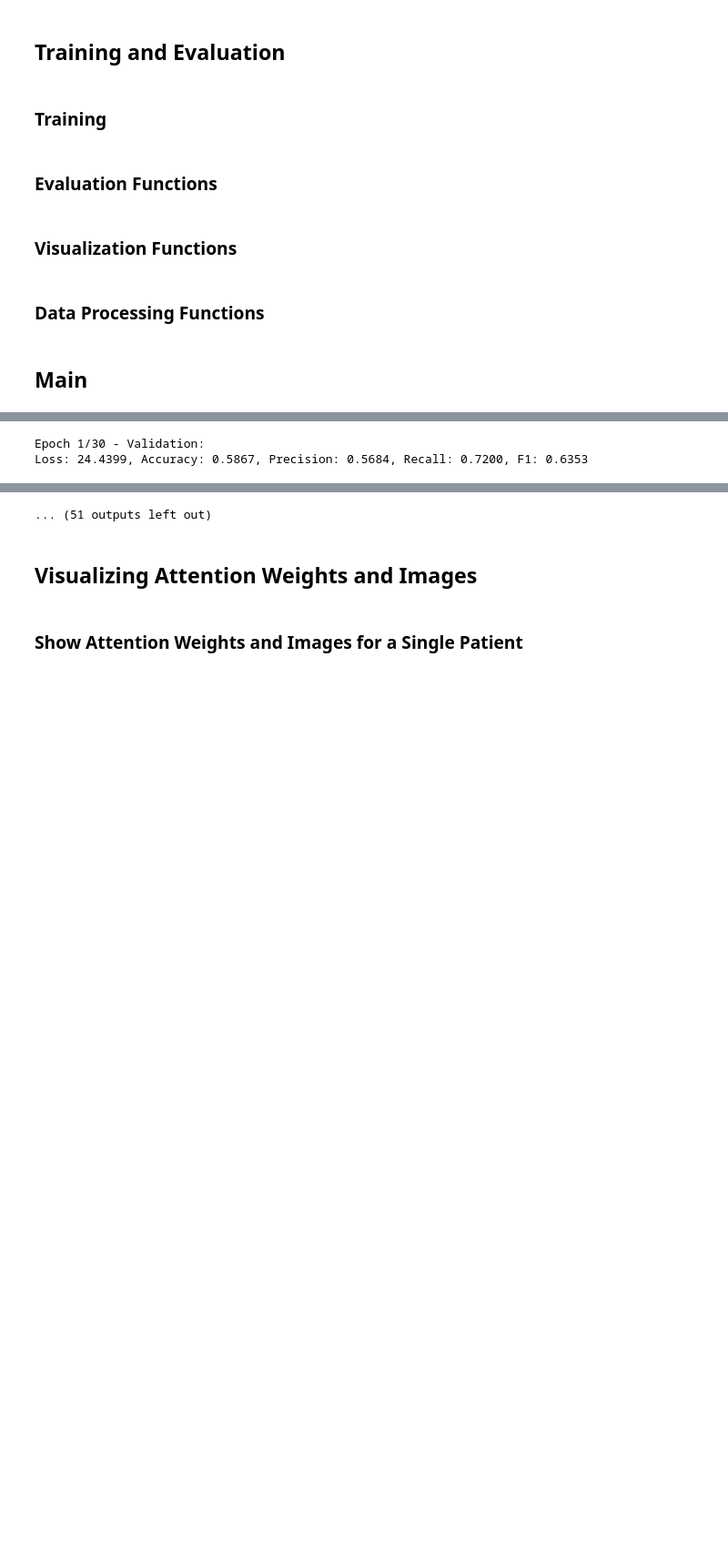
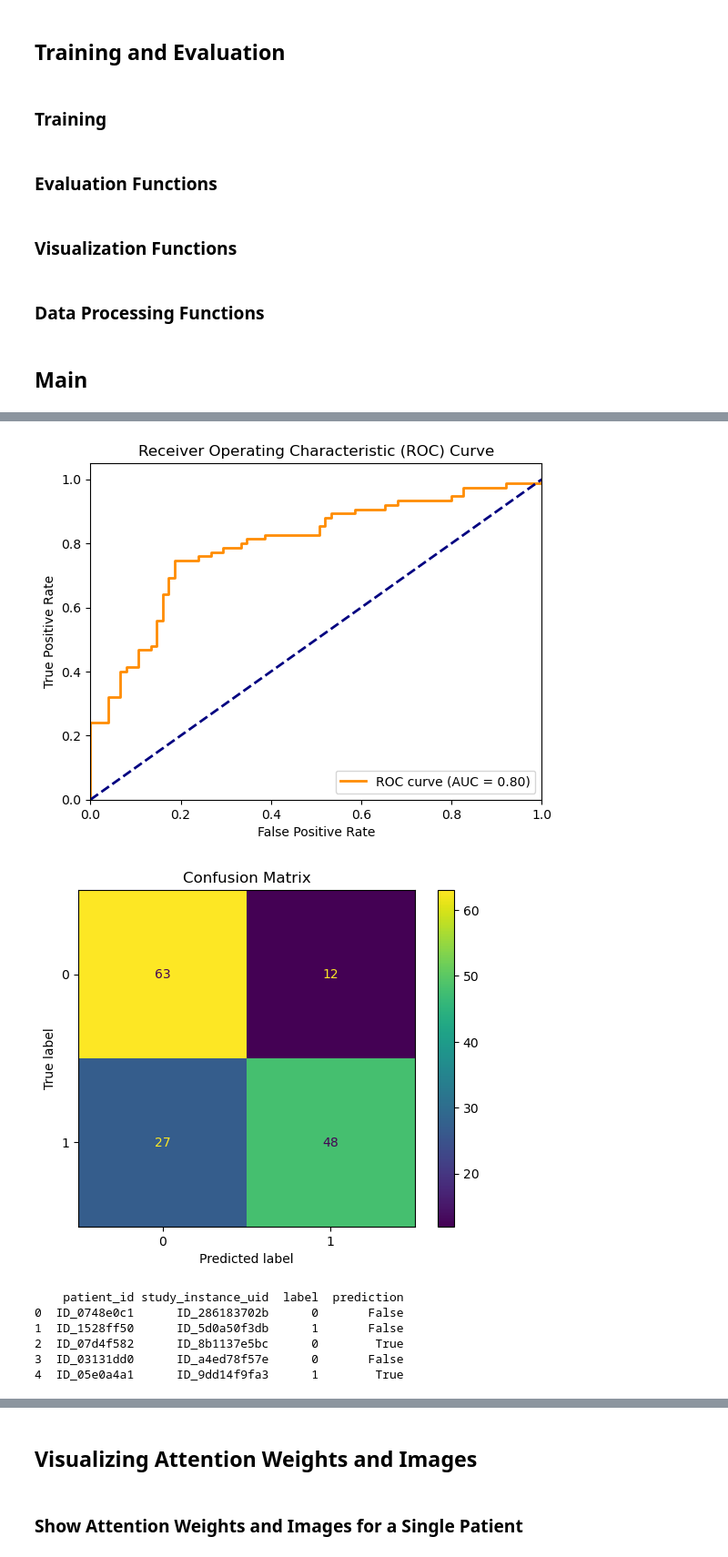
Before and after one commit to nhatminhtrieu/Brain-Stroke-Diagnosis, a Jupyter notebook: rsna/resnet3D-rsna-mil.ipynb, the cells around one changed output, grey strips where cells are left out. Shown at 91% size. Drawn from its saved outputs; the diff is of its cells as text; code cells hidden in the pictures; blank space fills up the shorter version.

Commit message:
- Fix the ROC figure

```diff
--- a/rsna/resnet3D-rsna-mil.ipynb
+++ b/rsna/resnet3D-rsna-mil.ipynb
@@ -507,7 +502,7 @@ class ResNet3D_MIL(nn.Module):
 #         self.fc = nn.Linear(32*self.expansion, num_classes)
 
         self.feature_dim = 32 * self.expansion
-        self.gated_attention = GatedAttention(self.feature_dim, 128)
+        self.gated_attention = GatedAttention(self.feature_dim, 256)
 
 #         # Inducing points for Sparse Gaussian Process (example size; adjust as needed)
 #         inducing_points_size = num_inducing_points
@@ -771,7 +766,19 @@ def print_metrics(metrics):
 ## Visualization Functions
 def plot_roc_curve(model, data_loader, device):
     """Plot the ROC curve for the model predictions."""
-    predictions, labels = evaluate_model(model, data_loader, device)
+    # predictions, labels = evaluate_model(model, data_loader, device)
+
+    model.eval()
+    labels = []
+    predictions = []
+    with torch.no_grad():
+        for batch_data, batch_labels in data_loader:
+            batch_data = batch_data.to(device)
+            batch_labels = batch_labels.float().to(device)
+
+            outputs = model(batch_data).squeeze()
+            predictions.extend(outputs.cpu().numpy())
+            labels.extend(batch_labels.cpu().numpy())
 
     fpr, tpr, _ = roc_curve(labels, predictions)
     roc_auc = auc(fpr, tpr)
@@ -846,10 +853,10 @@ def main():
     optimizer = optim.Adam(model.parameters(), lr=LEARNING_RATE)
 
     # Train model
-    trained_model = train_model(model, train_loader, val_loader, criterion, optimizer, NUM_EPOCHS, LEARNING_RATE, DEVICE)
+    # trained_model = train_model(model, train_loader, val_loader, criterion, optimizer, NUM_EPOCHS, LEARNING_RATE, DEVICE)
 
     # Save model
-    torch.save(trained_model.state_dict(), MODEL_PATH)
+    # torch.save(trained_model.state_dict(), MODEL_PATH)
 
     # Load best model
     trained_model = load_model(ResNet3D18_MIL, MODEL_PATH)
@@ -881,2 +887,8 @@ Loss: 62.5223, Accuracy: 0.5186, Precision: 0.5100, Recall: 0.9429, F1: 0.6620
+[figure, added]
+[figure, added]
-Epoch 1/30 - Validation:
-Loss: 24.4399, Accuracy: 0.5867, Precision: 0.5684, Recall: 0.7200, F1: 0.6353
+    patient_id study_instance_uid  label  prediction
+0  ID_0748e0c1      ID_286183702b      0       False
+1  ID_1528ff50      ID_5d0a50f3db      1       False
+2  ID_07d4f582      ID_8b1137e5bc      0        True
+3  ID_03131dd0      ID_a4ed78f57e      0       False
+4  ID_05e0a4a1      ID_9dd14f9fa3      1        True
@@ -903,4 +895,3 @@ Loss: 28.1637, Accuracy: 0.5667, Precision: 0.9167, Recall: 0.1467, F1: 0.2529
-... (51 outputs left out)
 # %% [markdown]
 ## Visualizing Attention Weights and Images
 # %% [markdown]
```
Also changed, not shown: parts of 6 cells of this notebook, 1 other file.
